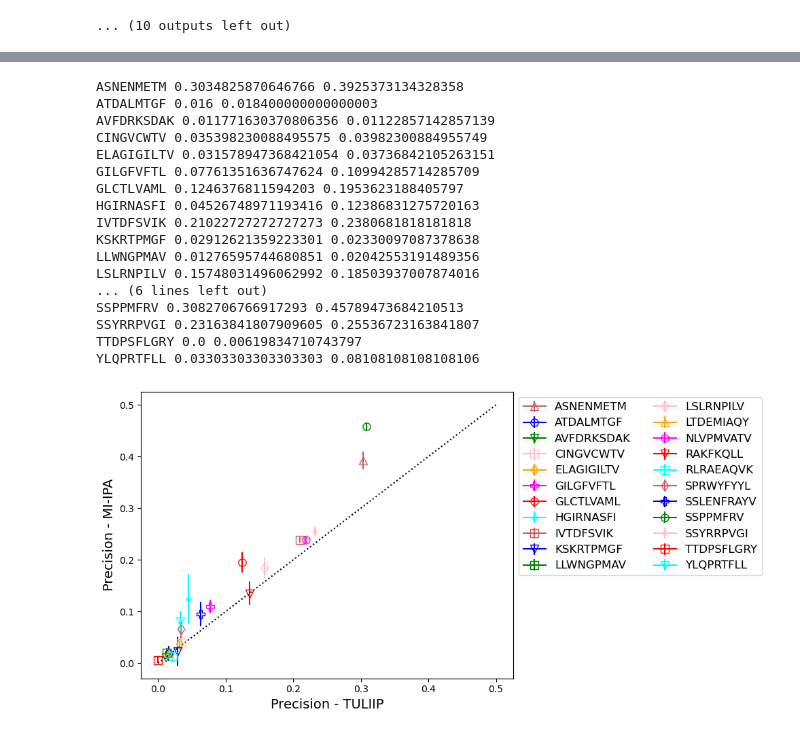
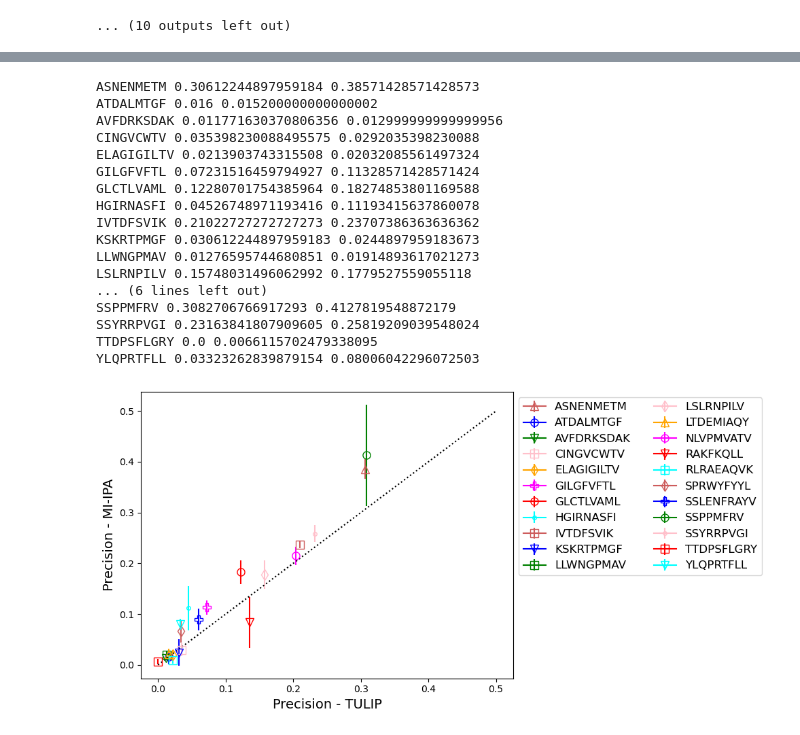
Before and after one commit to mm523/TCRab-pairing, a Jupyter notebook: pairing_prediction_other_software/analyse_tulip_results.ipynb, the cells around one changed output, grey strips where cells are left out. Cells and saved outputs as stored; diff of their text form; code cells hidden in the pictures.

```diff
--- a/pairing_prediction_other_software/analyse_tulip_results.ipynb
+++ b/pairing_prediction_other_software/analyse_tulip_results.ipynb
@@ -12,7 +12,7 @@ import functions.myfunctions as mf
 # %%
 f2 = '../data/output/figures/'
 # %%
-vdj = pd.read_csv('../data/vdj_cleaned_subset_for_MI.csv', index_col = 0)
+vdj = pd.read_csv('../data/vdj_cleaned_subset_for_MI_no-small-study.csv', index_col = 0)
 vdj = vdj.loc[vdj['Epitope'] != 'KLGGALQAK'] # because too big - takes forever
 vdj = mf.prepare_data(vdj, col1 = 'cdr3a_IMGTgaps', col2='cdr3b_IMGTgaps', type = 'cdr3')
 print(vdj.shape)
@@ -211,45 +211,45 @@ YLQPRTFLL 0.03303303303303303 0.0743543543543543
 # %%
 miipa = pd.read_csv('../MI-IPA_results_TPR.csv', index_col=0)
 miipa = miipa.loc[miipa['L'] == 0.6]
 miipa['Epitope'] = [x.split('_')[0] for x in miipa['epitope']]
 
 f, ax = plt.subplots(figsize = (10,5))
 
 for i, ep in enumerate(eps):
     y = np.mean(miipa.loc[miipa['Epitope'] == ep]['final_test_prop'])
     y_err = np.std(miipa.loc[miipa['Epitope'] == ep]['final_test_prop'])
     x = tulip_results.loc[ep]['prop_correct']
     print(ep, x,y)
 
     ax.errorbar(x, y, label = ep, yerr = y_err, xerr = 0,
                 marker = symbols[i], ms = 8, markerfacecolor='None', color=colors[i])
 
 ax.plot([0,.5],[0,.5], c='k', ls=':')
-ax.set_xlabel('Precision - TULIIP', fontsize=14)
+ax.set_xlabel('Precision - TULIP', fontsize=14)
 ax.set_ylabel('Precision - MI-IPA', fontsize=14)
 plt.legend(bbox_to_anchor = [1,1], ncols=2, fontsize=12)
 plt.tight_layout()
 plt.savefig(f2 + 'TULIP_vs_MIIPA.pdf', bbox_inches = 'tight')
 plt.show()
 # %% [output]
-ASNENMETM 0.3034825870646766 0.3925373134328358
-ATDALMTGF 0.016 0.018400000000000003
-AVFDRKSDAK 0.011771630370806356 0.01122857142857139
-CINGVCWTV 0.035398230088495575 0.03982300884955749
-ELAGIGILTV 0.031578947368421054 0.03736842105263151
-GILGFVFTL 0.07761351636747624 0.10994285714285709
-GLCTLVAML 0.1246376811594203 0.1953623188405797
-HGIRNASFI 0.04526748971193416 0.12386831275720163
-IVTDFSVIK 0.21022727272727273 0.2380681818181818
-KSKRTPMGF 0.02912621359223301 0.02330097087378638
-LLWNGPMAV 0.01276595744680851 0.02042553191489356
-LSLRNPILV 0.15748031496062992 0.18503937007874016
+ASNENMETM 0.30612244897959184 0.38571428571428573
+ATDALMTGF 0.016 0.015200000000000002
+AVFDRKSDAK 0.011771630370806356 0.012999999999999956
+CINGVCWTV 0.035398230088495575 0.0292035398230088
+ELAGIGILTV 0.0213903743315508 0.02032085561497324
+GILGFVFTL 0.07231516459794927 0.11328571428571424
+GLCTLVAML 0.12280701754385964 0.18274853801169588
+HGIRNASFI 0.04526748971193416 0.11193415637860078
+IVTDFSVIK 0.21022727272727273 0.23707386363636362
+KSKRTPMGF 0.030612244897959183 0.0244897959183673
+LLWNGPMAV 0.01276595744680851 0.01914893617021273
+LSLRNPILV 0.15748031496062992 0.1779527559055118
 ... (6 lines left out)
-SSPPMFRV 0.3082706766917293 0.45789473684210513
-SSYRRPVGI 0.23163841807909605 0.25536723163841807
-TTDPSFLGRY 0.0 0.00619834710743797
-YLQPRTFLL 0.03303303303303303 0.08108108108108106
+SSPPMFRV 0.3082706766917293 0.4127819548872179
+SSYRRPVGI 0.23163841807909605 0.25819209039548024
+TTDPSFLGRY 0.0 0.0066115702479338095
+YLQPRTFLL 0.03323262839879154 0.08006042296072503
-[figure, old version]
+[figure, new version]
 # %%
 gami = pd.read_csv('../GA+MI-IPA_results_TPR.csv', index_col=0)
 gami = gami.loc[gami['L'] == 0.6]
```
Also changed, not shown: parts of 8 cells of this notebook, 3 other files.
